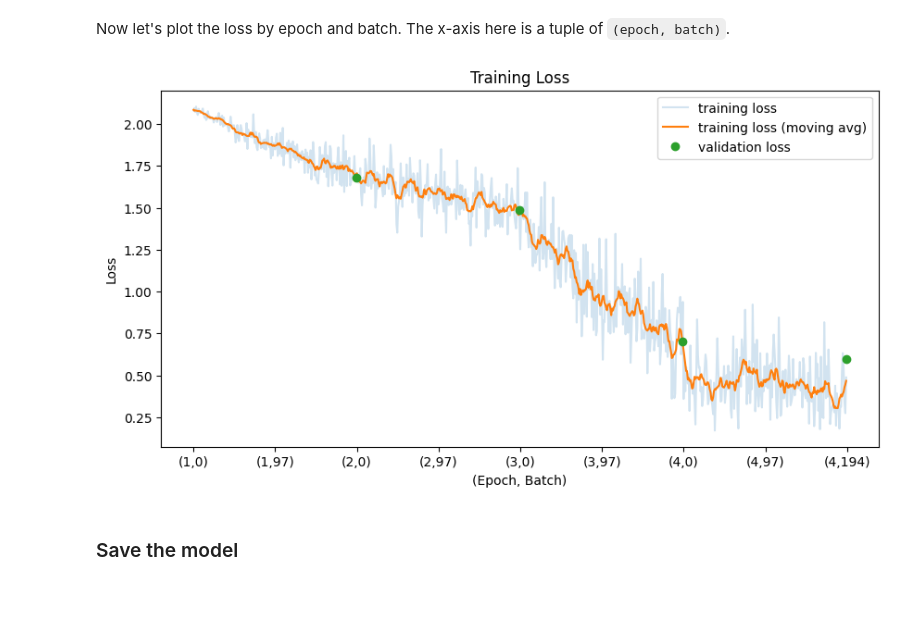
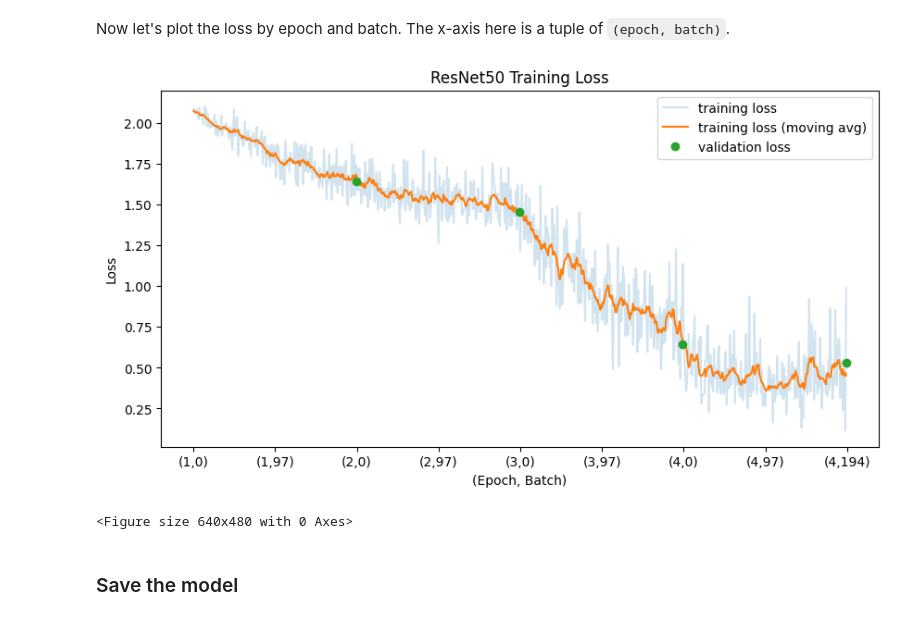
Before and after one commit to RicardoCLake/DL_project_-_Conser_vision, a Jupyter notebook: Ricardo/rick-01.ipynb, the cells around one changed output. Saved outputs shown, nothing was run; the diff lists cells and outputs as text; code cells hidden in the pictures.

```diff
--- a/Ricardo/rick-01.ipynb
+++ b/Ricardo/rick-01.ipynb
@@ -267,8 +267,8 @@ class ImagesDataset(Dataset):
         if self.label is None:
             sample = {"image_id": image_id, "image": image}
         else:
-            label = torch.tensor(self.label.iloc[index].values,
-                                 dtype=torch.float)
+            label = torch.tensor(self.label.iloc[index].values, dtype=torch.float)
+            label= torch.where(label == 1)[0]  # added to FocalLoss
             sample = {"image_id": image_id, "image": image, "label": label}
         return sample
 
@@ -339,7 +347,10 @@ We'll also add a couple more layers in between. The `ReLU` layer introduces non-
 from torch import nn
 import torchvision.models as models
 
+MODEL_NAME = "ResNet50"
+FOLDER = "saves/resnet50"
 model = models.resnet50(weights=models.resnet.ResNet50_Weights.DEFAULT)
+#model = models.densenet201(weights=models.densenet.DenseNet201_Weights.DEFAULT)
 
 # # Modify the first convolutional layer to accept grayscale input
 # conv1_pretrained_weights = model.conv1.weight
@@ -356,7 +367,7 @@ model = models.resnet50(weights=models.resnet.ResNet50_Weights.DEFAULT)
 
 model.fc = nn.Sequential(
     nn.Linear(2048, 100),  # dense layer takes a 2048-dim input and outputs 100-dim
-    nn.ReLU(inplace=True),  # ReLU activation introduces non-linearity
+    nn.ELU(inplace=True),  # ReLU activation introduces non-linearity
     nn.Dropout(0.1),  # common technique to mitigate overfitting
     nn.Linear(
         100, 8
@@ -421,11 +437,11 @@ validation_loss = {}
 
 # clear out the GPU memory cache
 torch.cuda.empty_cache()
-
+model.train()
 playsound.playsound('notification.mp3')
 
 for epoch in range(1, num_epochs + 1):
-    print(f"Starting epoch {epoch}")
+    print(f"--> Starting epoch {epoch}")
 
     if epoch == freeze_epochs+1:
             print("Unfreezing pretrained layers...")
@@ -454,7 +470,7 @@ for epoch in range(1, num_epochs + 1):
         outputs = model(batch["image"])
 
         # 3) compute the loss
-        loss = criterion(outputs, batch["label"])
+        loss = criterion(outputs, batch["label"].squeeze(1)) # .squeeze(1) added to FocalLoss
         pbar.set_description(f"Loss: {loss.item():.4f}")
         # let's keep track of the loss by epoch and batch
         tracking_loss[(epoch, batch_n)] = float(loss)
@@ -482,10 +498,11 @@ for epoch in range(1, num_epochs + 1):
                 val_outputs = model(val_batch["image"])
 
                 # Compute validation loss
-                val_loss += criterion(val_outputs, val_batch["label"]).item()
+                val_loss += criterion(val_outputs, val_batch["label"].squeeze(1)).item() # .squeeze(1) added to FocalLoss
 
         # Store the average validation loss for this epoch
         validation_loss[(epoch, len(train_dataloader)-1)] = val_loss / len(eval_dataloader)
+        print(f"Validation Loss: {validation_loss[(epoch, len(train_dataloader)-1)]:.4f}")
 
         # Switch back to training mode
         model.train()
@@ -504,37 +525,39 @@ Now let's plot the loss by epoch and batch. The x-axis here is a tuple of `(epoc
 # Choose X axis
 PLOT_X = "epoch" # "time" or "epoch"
 
 # Tracking loss
 tracking_loss = pd.Series(tracking_loss)
-tracking_loss.to_csv("tracking_loss.csv")
+tracking_loss.to_csv(f"{FOLDER}/tracking_loss.csv")
 validation_loss = pd.Series(validation_loss)
-validation_loss.to_csv("validation_loss.csv")
+validation_loss.to_csv(f"{FOLDER}/validation_loss.csv")
 
 # Time to plot the loss
 freeze_batches = len(train_dataloader)*freeze_epochs
 time = pd.Series(list(tracking_loss.index)).apply(lambda x: (x[0]-1)*len(train_dataloader) + x[1])
 time = time.apply(lambda x: x/1.46 if x <= freeze_batches  else (x-freeze_batches)*2.34 + freeze_batches/1.46)
 
 # Plot the loss
 plt.figure(figsize=(10, 5))
 if PLOT_X == "epoch":
     tracking_loss.plot(alpha=0.2, label="training loss")
     tracking_loss.rolling(center=True, min_periods=1, window=10).mean().plot(label="training loss (moving avg)")
     plt.plot(range(len(train_dataloader)-1, len(tracking_loss)+1, len(train_dataloader)),validation_loss, "o", label="validation loss")
     plt.xticks(range(0, len(tracking_loss)+1, 97), [f"({epoch},{batch})" for epoch, batch in tracking_loss.index[::97]]+[f"({num_epochs},{len(train_dataloader)})"])
     plt.xlabel("(Epoch, Batch)")
 if PLOT_X == "time":
     plt.plot(time, tracking_loss, alpha=0.2, label="Loss")
     plt.plot(time, tracking_loss.rolling(center=True, min_periods=1, window=10).mean(), label="Loss (Moving Avg)")
     plt.xlabel("Training Time (s)")
 
 # plt.vlines(2*len(train_dataloader), tracking_loss.min(), tracking_loss.max(), linestyles='dashed', colors='r', label="Unfreeze Pretrained Layers")
-plt.title("Training Loss")
+plt.title(f"{MODEL_NAME} Training Loss")
 plt.ylabel("Loss")
 plt.legend(loc=0)
 plt.show()
+plt.savefig(f"{FOLDER}/training_loss_{MODEL_NAME}.png")
 # %% [output]
-[figure, old version]
+[figure, new version]
+<Figure size 640x480 with 0 Axes>
 # %% [markdown]
 ### Save the model
 # %%
```
Also changed, not shown: parts of 14 cells of this notebook, 6 other files.
